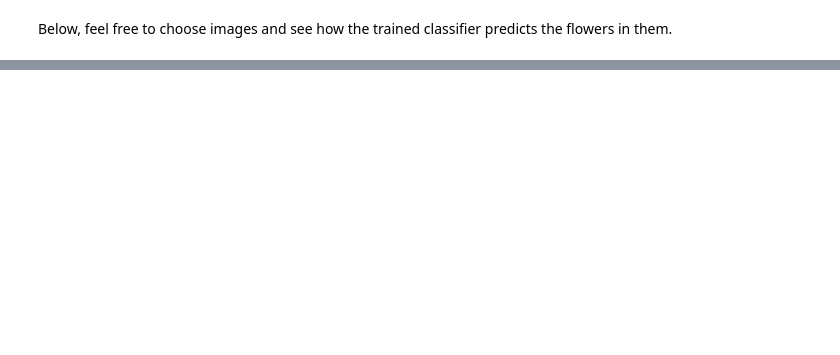
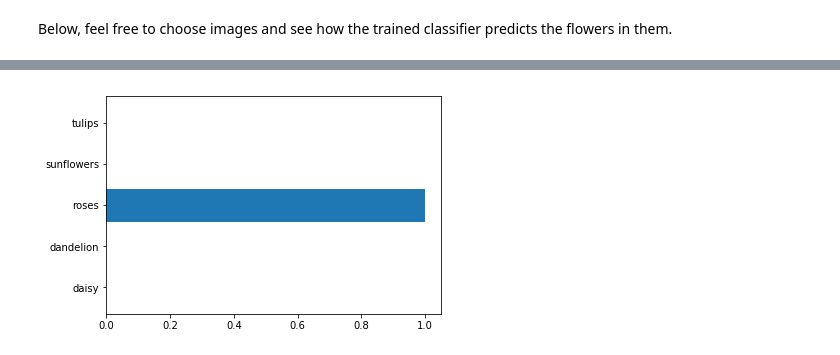
Before and after one commit to udacity/deep-learning, a Jupyter notebook: transfer-learning/Transfer_Learning.ipynb, the cells around one changed output, grey strips where cells are left out. Saved outputs shown, nothing was run; the diff lists cells and outputs as text; code cells hidden in the pictures; blank space fills up the shorter version.

```diff
--- a/transfer-learning/Transfer_Learning.ipynb
+++ b/transfer-learning/Transfer_Learning.ipynb
@@ -227,7 +282,7 @@ splitter = ss.split(x, y)
 # %%
-train_x, train_y =
-val_x, val_y =
-test_x, test_y =
+train_x, train_y = codes[train_idx], one_hot_labels[train_idx]
+val_x, val_y = codes[val_idx], one_hot_labels[val_idx]
+test_x, test_y = codes[test_idx], one_hot_labels[test_idx]
 # %%
 print("Train shapes (x, y):", train_x.shape, train_y.shape)
 print("Validation shapes (x, y):", val_x.shape, val_y.shape)
@@ -249,13 +312,17 @@ Once you have the convolutional codes, you just need to build a classfier from s
 # %%
 inputs_ = tf.placeholder(tf.float32, shape=[None, codes.shape[1]])
-labels_ = tf.placeholder(tf.int64, shape=[None, labels_vecs.shape[1]])
+labels_ = tf.placeholder(tf.int64, shape=[None, one_hot_labels.shape[1]])
 
 # TODO: Classifier layers and operations
+fc_layer_1 = tf.contrib.layers.fully_connected(inputs=inputs_, num_outputs=256)
+# output layer logits
+logits = tf.contrib.layers.fully_connected(fc_layer_1, num_outputs=one_hot_labels.shape[1],
+                                          activation_fn=None)
+# cross entropy loss
+cross_entropy = tf.nn.softmax_cross_entropy_with_logits(labels=labels_, logits=logits)
+cost = tf.reduce_mean(cross_entropy)
 
-logits = # output layer logits
-cost = # cross entropy loss
-
-optimizer = # training optimizer
+optimizer = tf.train.AdamOptimizer().minimize(cost) # training optimizer
 
 # Operations for validation/test accuracy
 predicted = tf.nn.softmax(logits)
@@ -293,0 +363,23 @@ with tf.Session() as sess:
+# %%
+saver = tf.train.Saver()
+epochs = 10
+iteration = 0
+with tf.Session() as sess:
+    # TODO: Your training code here
+    sess.run(tf.global_variables_initializer())
+    for epoch in range(epochs):
+        for x_batch, y_batch in get_batches(train_x, train_y, 20):
+            loss, _ = sess.run([cost, optimizer],
+                               feed_dict={inputs_: x_batch, labels_: y_batch})
+            print("Epoch: {}/{}".format(e+1, epochs),
+                  "Iteration: {}".format(iteration),
+                  "Training loss: {:.5f}".format(loss))
+            iteration += 1
+            if iteration % 4 == 0:
+                val_acc = sess.run(accuracy, feed_dict={labels_: val_y,
+                                                       inputs_: val_x})
+                print("Epoch: {}/{}".format(epoch, epochs),
+                      "Iteration: {}".format(iteration),
+                      "Validation Acc: {:.4f}".format(val_acc))
+
+    saver.save(sess, "checkpoints/flowers.ckpt")
@@ -343,3 +466,5 @@ plt.imshow(test_img)
 # %%
 plt.barh(np.arange(5), prediction)
-_ = plt.yticks(np.arange(5), lb.classes_)
+_ = plt.yticks(np.arange(5), labels_vecs.classes_)
+# %% [output]
+[figure, added]
```
Also changed, not shown: parts of 21 cells of this notebook, 4 other files.
